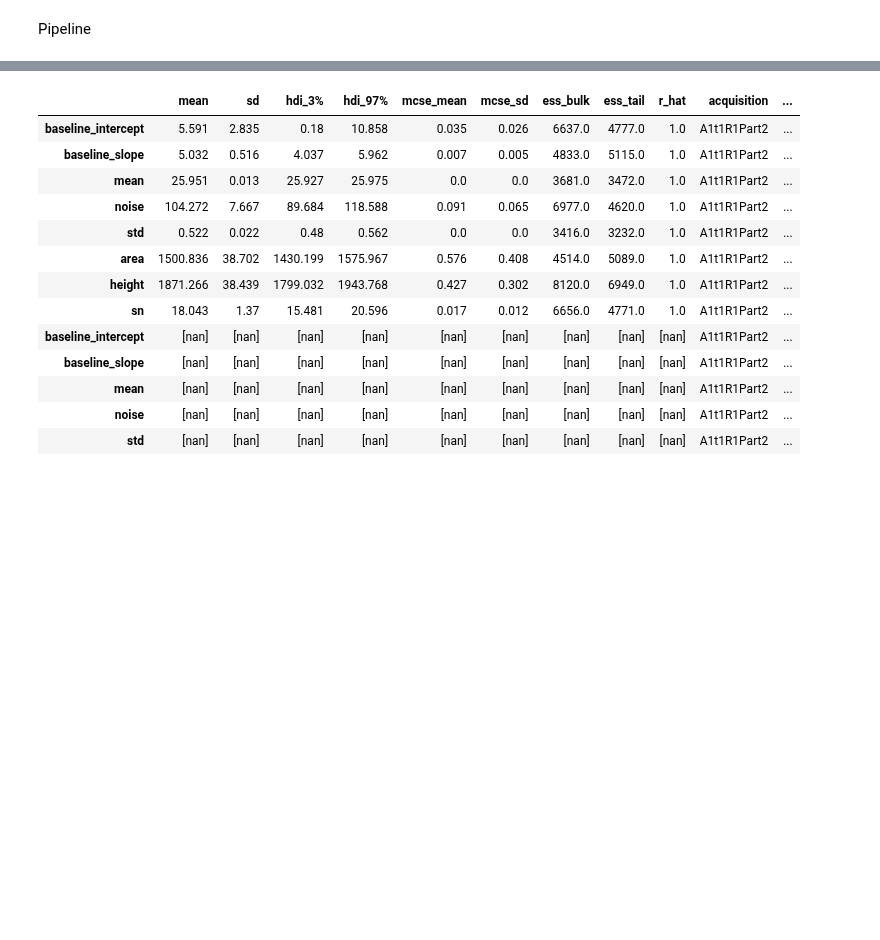
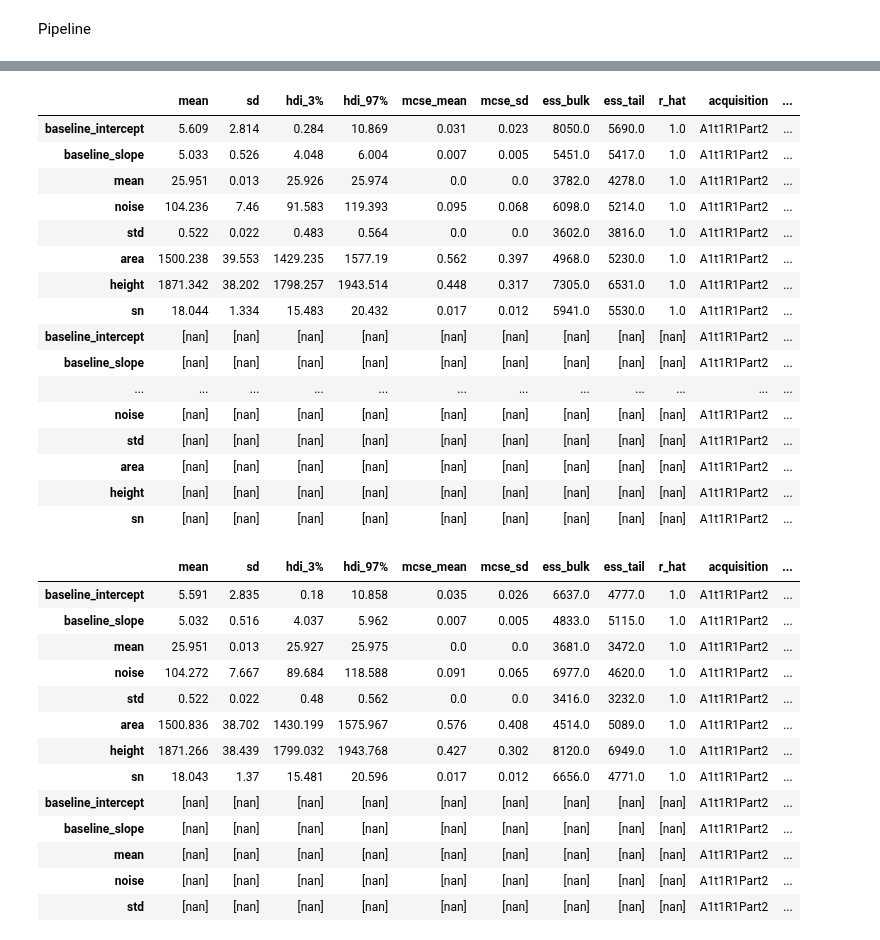
Before and after one commit to JuBiotech/peak-performance, a Jupyter notebook: notebooks/pipeline.ipynb, the cells around one changed output, grey strips where cells are left out. Cells and saved outputs as stored; diff of their text form; code cells hidden in the pictures; blank space fills up the shorter version.

```diff
--- a/notebooks/pipeline.ipynb
+++ b/notebooks/pipeline.ipynb
@@ -130,6 +133,27 @@ A1t1R1Part2_4_112_110.9_111.1.npy
 4 survived prefiltering.
 pre_sampling
 ... (4 outputs left out)
+# %%
+# new
+df_summary
+# %% [output]
+|  | mean | sd | hdi_3% | hdi_97% | mcse_mean | mcse_sd | ess_bulk | ess_tail | r_hat | acquisition | ... |
+| baseline_intercept | 5.609 | 2.814 | 0.284 | 10.869 | 0.031 | 0.023 | 8050.0 | 5690.0 | 1.0 | A1t1R1Part2 | ... |
+| baseline_slope | 5.033 | 0.526 | 4.048 | 6.004 | 0.007 | 0.005 | 5451.0 | 5417.0 | 1.0 | A1t1R1Part2 | ... |
+| mean | 25.951 | 0.013 | 25.926 | 25.974 | 0.0 | 0.0 | 3782.0 | 4278.0 | 1.0 | A1t1R1Part2 | ... |
+| noise | 104.236 | 7.46 | 91.583 | 119.393 | 0.095 | 0.068 | 6098.0 | 5214.0 | 1.0 | A1t1R1Part2 | ... |
+| std | 0.522 | 0.022 | 0.483 | 0.564 | 0.0 | 0.0 | 3602.0 | 3816.0 | 1.0 | A1t1R1Part2 | ... |
+| area | 1500.238 | 39.553 | 1429.235 | 1577.19 | 0.562 | 0.397 | 4968.0 | 5230.0 | 1.0 | A1t1R1Part2 | ... |
+| height | 1871.342 | 38.202 | 1798.257 | 1943.514 | 0.448 | 0.317 | 7305.0 | 6531.0 | 1.0 | A1t1R1Part2 | ... |
+| sn | 18.044 | 1.334 | 15.483 | 20.432 | 0.017 | 0.012 | 5941.0 | 5530.0 | 1.0 | A1t1R1Part2 | ... |
+| baseline_intercept | [nan] | [nan] | [nan] | [nan] | [nan] | [nan] | [nan] | [nan] | [nan] | A1t1R1Part2 | ... |
+| baseline_slope | [nan] | [nan] | [nan] | [nan] | [nan] | [nan] | [nan] | [nan] | [nan] | A1t1R1Part2 | ... |
+| ... | ... | ... | ... | ... | ... | ... | ... | ... | ... | ... | ... |
+| noise | [nan] | [nan] | [nan] | [nan] | [nan] | [nan] | [nan] | [nan] | [nan] | A1t1R1Part2 | ... |
+| std | [nan] | [nan] | [nan] | [nan] | [nan] | [nan] | [nan] | [nan] | [nan] | A1t1R1Part2 | ... |
+| area | [nan] | [nan] | [nan] | [nan] | [nan] | [nan] | [nan] | [nan] | [nan] | A1t1R1Part2 | ... |
+| height | [nan] | [nan] | [nan] | [nan] | [nan] | [nan] | [nan] | [nan] | [nan] | A1t1R1Part2 | ... |
+| sn | [nan] | [nan] | [nan] | [nan] | [nan] | [nan] | [nan] | [nan] | [nan] | A1t1R1Part2 | ... |
 # %%
 df_summary
 # %% [output]
```
Also changed, not shown: parts of 2 cells of this notebook.
